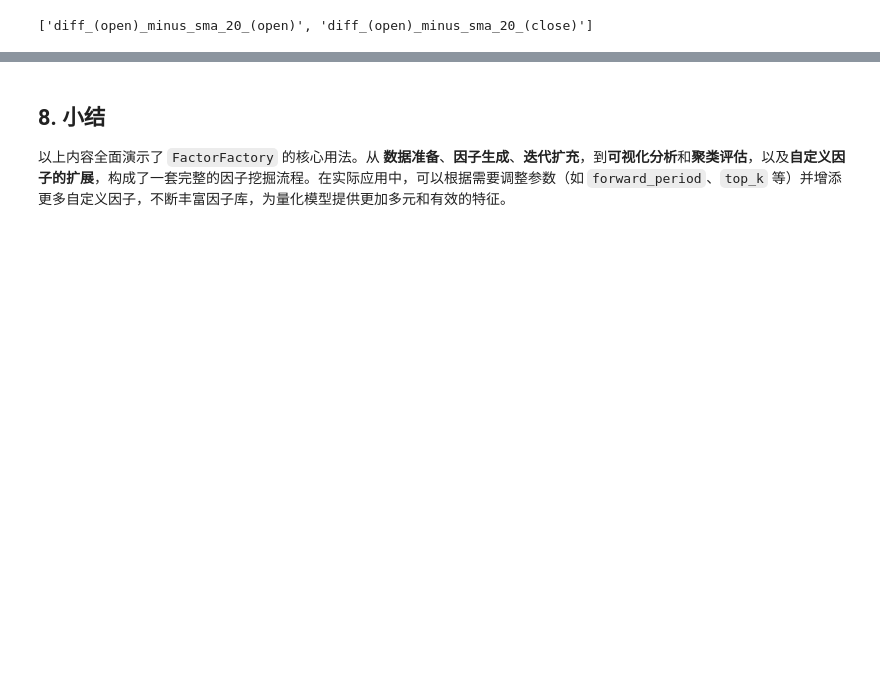
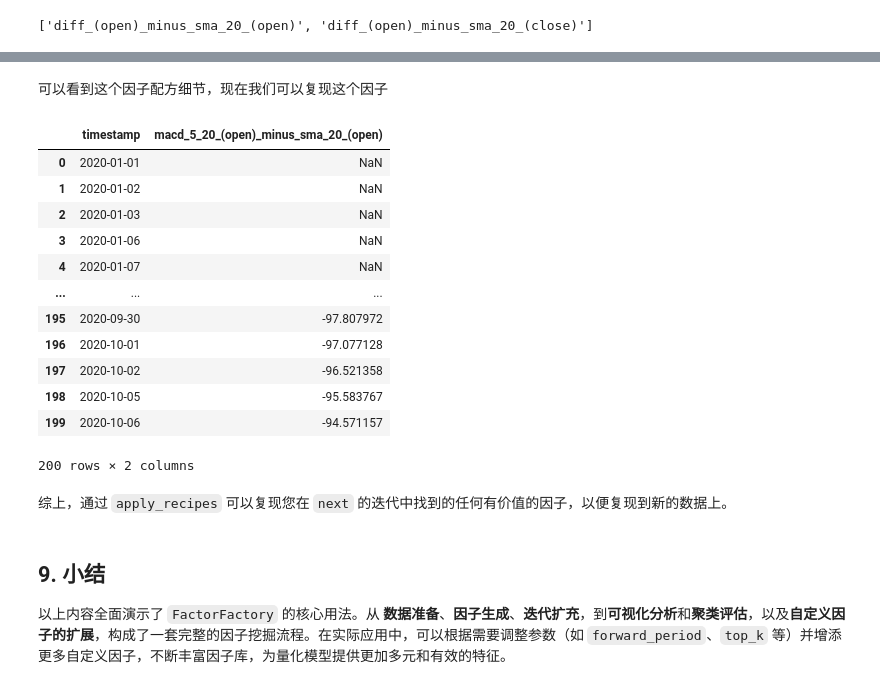
Before and after one commit to cziwen/TockFormer, a Jupyter notebook: Tutorial/factorFactory_Tutorial_zh.ipynb, the cells around one changed output, grey strips where cells are left out. Saved outputs shown, nothing was run; the diff lists cells and outputs as text; code cells hidden in the pictures; blank space fills up the shorter version.

```diff
--- a/Tutorial/factorFactory_Tutorial_zh.ipynb
+++ b/Tutorial/factorFactory_Tutorial_zh.ipynb
@@ -203,0 +267,7 @@ print([col for col in factory2.df_features.columns if col.startswith('diff')])
+# %%
+from Utility.RecipeParser import RecipeParser
+
+rp = RecipeParser()
+feature_names_we_want = factory2.df_features.drop(columns='timestamp').columns
+recipes = rp.get_recipes(feature_names_we_want)
+recipes[5] # 随便取1个看看
@@ -204,3 +292,26 @@ print([col for col in factory2.df_features.columns if col.startswith('diff')])
+# %% [markdown]
+可以看到这个因子配方细节，现在我们可以复现这个因子
+# %%
+target_recipe = recipes[5]
+df_with_recipe = rp.apply_recipes(df, target_recipe, columns_to_keep= ['timestamp'] + [target_recipe['name']]) # If we don't specify the columns to keep, it will keep all the columns it calculated until the final column it wants
+
+df_with_recipe # first few rows are NAN due to the feature nature
+# %% [output]
+|  | timestamp | macd_5_20_(open)_minus_sma_20_(open) |
+| 0 | 2020-01-01 | NaN |
+| 1 | 2020-01-02 | NaN |
+| 2 | 2020-01-03 | NaN |
+| 3 | 2020-01-06 | NaN |
+| 4 | 2020-01-07 | NaN |
+| ... | ... | ... |
+| 195 | 2020-09-30 | -97.807972 |
+| 196 | 2020-10-01 | -97.077128 |
+| 197 | 2020-10-02 | -96.521358 |
+| 198 | 2020-10-05 | -95.583767 |
+| 199 | 2020-10-06 | -94.571157 |
+200 rows × 2 columns
+# %% [markdown]
+综上，通过 `apply_recipes` 可以复现您在 `next` 的迭代中找到的任何有价值的因子，以便复现到新的数据上。
 # %% [markdown]
-## 8. 小结
+## 9. 小结
 以上内容全面演示了 `FactorFactory` 的核心用法。从 **数据准备**、**因子生成**、**迭代扩充**，到**可视化分析**和**聚类评估**，以及**自定义因子的扩展**，构成了一套完整的因子挖掘流程。在实际应用中，可以根据需要调整参数（如 `forward_period`、`top_k` 等）并增添更多自定义因子，不断丰富因子库，为量化模型提供更加多元和有效的特征。
```
Also changed, not shown: parts of 20 cells of this notebook, 2 other files.
